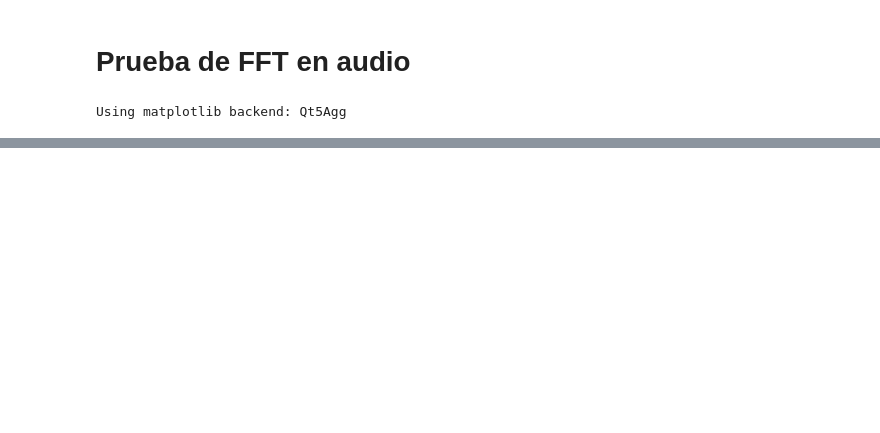
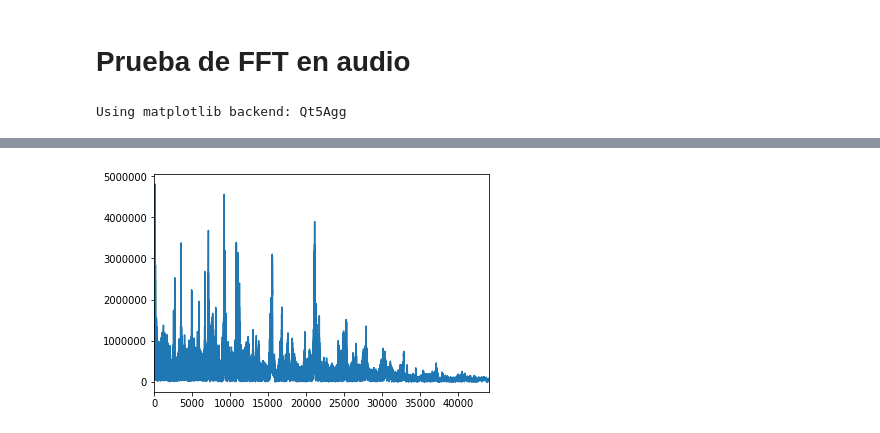
Before and after one commit to meliascosta/fschallenge, a Jupyter notebook: FreeSound Challenge.ipynb, the cells around one changed output, grey strips where cells are left out. Cells and saved outputs as stored; diff of their text form; code cells hidden in the pictures; blank space fills up the shorter version.

```diff
--- a/FreeSound Challenge.ipynb
+++ b/FreeSound Challenge.ipynb
@@ -37,0 +71,4 @@ array([0.00000e+00, 1.47000e+01, 2.94000e+01, ..., 2.20206e+04,
+# %%
+s.plot_ft()
+# %% [output]
+[figure, added]
```
Also changed, not shown: parts of 19 cells of this notebook.
